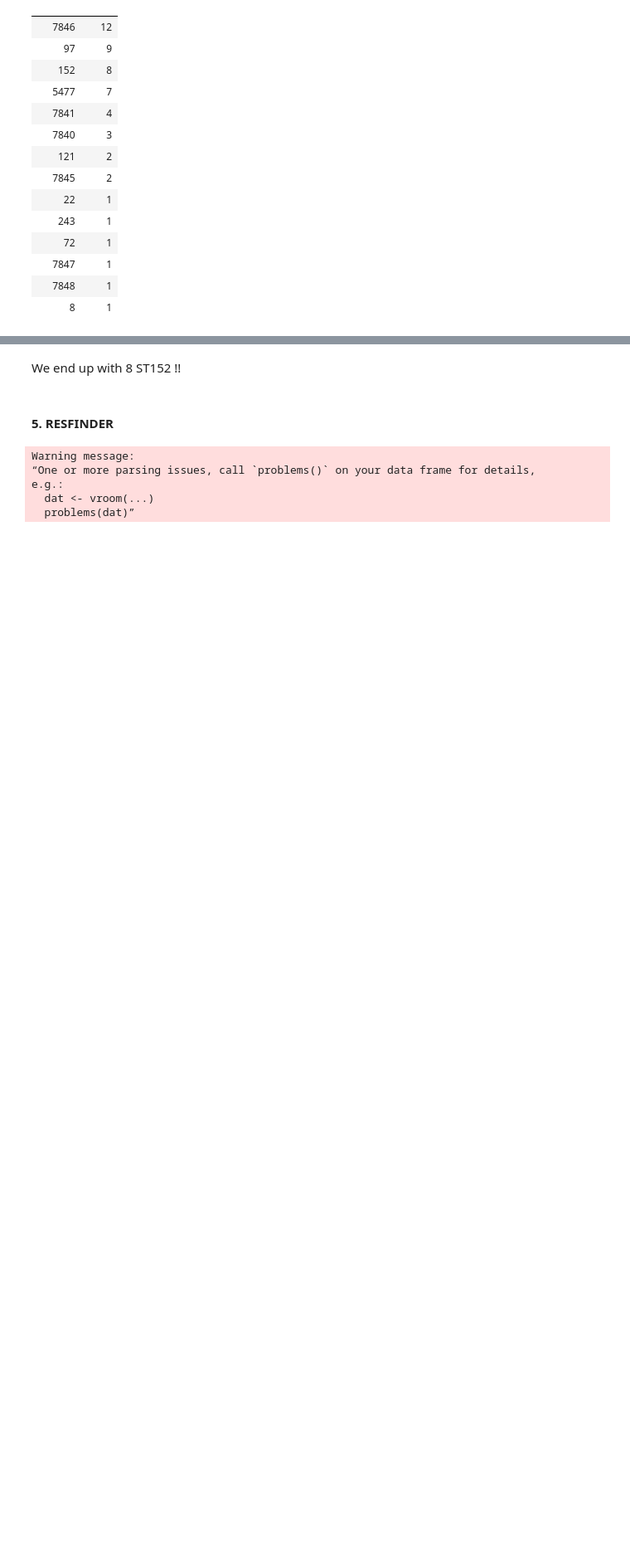
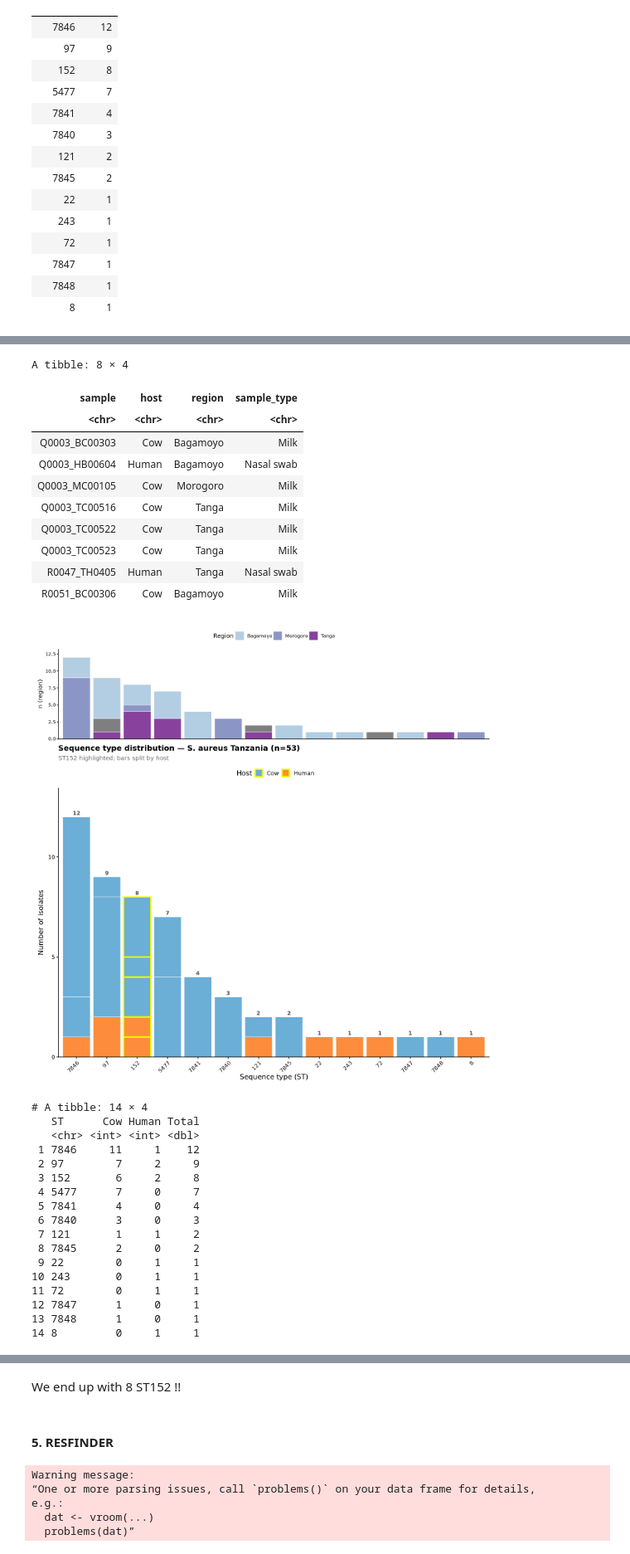
Before and after one commit to andregodinhodtu/23262_infectious_disease_project, a Jupyter notebook: source/analysis/kmer_mlst_resfinder.ipynb, the cells around one changed output, grey strips where cells are left out. Shown at 83% size. Saved outputs shown, nothing was run; the diff lists cells and outputs as text; code cells hidden in the pictures; blank space fills up the shorter version.

Commit message:
Many plots

```diff
--- a/source/analysis/kmer_mlst_resfinder.ipynb
+++ b/source/analysis/kmer_mlst_resfinder.ipynb
@@ -478,7 +478,7 @@ write_tsv(metadata_tidy, "../../results_for_analysis/metadata/metadata_tidy_tanz
 
 
 # load data
-metadata_tidydata_tidy <- read_tsv("../../results_for_analysis/metadata_tidydata/metadata_tidydata_tidy_tanzania.tsv")
+metadata_tidydata_tidy <- read_tsv("../../results_for_analysis/metadata/metadata_tidy_tanzania.tsv")
 
 
 # colour palettes
@@ -499,7 +499,7 @@ region_pal <- c(
 )
 
 #  ST distribution
-# Count per ST, ordered by frequency descending
+# count per ST, ordered by frequency descending
 st_counts <- metadata_tidy |>
   mutate(ST = factor(as.character(ST))) |>
   count(ST, host, region) |>
@@ -508,16 +508,16 @@ st_counts <- metadata_tidy |>
   ungroup() |>
   mutate(ST = fct_reorder(ST, -total))
 
-# 1a. Main bar: total count per ST, filled by host
+# main bar: total count per ST, filled by host
 p1 <- ggplot(st_counts, aes(x = ST, y = n, fill = host)) +
   geom_col(color = "white", linewidth = 0.3) +
-  # Highlight ST152 bar with a yellow outline
+  # highlight ST152 bar with a yellow outline
   geom_col(
     data = st_counts |> filter(ST == "152"),
     aes(x = ST, y = n, fill = host),
     color = "#eeff01", linewidth = 1.2
   ) +
-  # Total count label on top of each bar
+  #count label on top of each bar
   geom_text(
     data = st_counts |> group_by(ST) |> summarise(total = sum(n)),
     aes(x = ST, y = total, label = total, fill = NULL),
@@ -539,7 +539,7 @@ p1 <- ggplot(st_counts, aes(x = ST, y = n, fill = host)) +
     legend.position = "top"
   )
 
-# 1b. Region breakdown beneath — small dot plot showing which regions each ST appears in
+# region breakdown — small dot plot showing which regions each ST appears in
 region_counts <- metadata_tidy |>
   mutate(ST = fct_reorder(factor(as.character(ST)),
                            -as.integer(factor(as.character(ST),
@@ -559,26 +559,20 @@ p1_region <- ggplot(region_counts, aes(x = ST, y = n, fill = region)) +
     legend.position = "top"
   )
 
-# Combine with patchwork: region strip above, main bar below
+# combine with patchwork: region strip above, main bar below
 fig1 <- p1_region / p1 +
   plot_layout(heights = c(1, 3))
 
 fig1
 
 
-#ggsave("st_distribution.png", fig1,
- #      width = 12, height = 8, dpi = 300, bg = "white")
-
-
-
 # ST152 breakdown
 st152 <- metadata_tidy |> filter(ST == 152)
 
-# Check what we have
-cat("\nST152 isolates (n =", nrow(st152), "):\n")
-print(st152 |> select(sample, host, region, sample_type))
+# check what we have
+st152 |> select(sample, host, region, sample_type)
 
-# 2a. Host breakdown
+# host breakdown
 st152_host <- st152 |> count(host)
 
 p2a <- ggplot(st152_host, aes(x = host, y = n, fill = host)) +
@@ -591,7 +585,7 @@ p2a <- ggplot(st152_host, aes(x = host, y = n, fill = host)) +
   theme(legend.position = "none",
         plot.title = element_text(face = "bold", hjust = 0.5))
 
-# 2b. Region breakdown
+# region breakdown
 st152_region <- st152 |> count(region)
 
 p2b <- ggplot(st152_region, aes(x = fct_reorder(region, -n), y = n, fill = region)) +
@@ -604,7 +598,7 @@ p2b <- ggplot(st152_region, aes(x = fct_reorder(region, -n), y = n, fill = regio
   theme(legend.position = "none",
         plot.title = element_text(face = "bold", hjust = 0.5))
 
-# 2c. Sample type breakdown
+# sample type breakdown
 st152_type <- st152 |> count(sample_type)
 
 p2c <- ggplot(st152_type, aes(x = fct_reorder(sample_type, -n), y = n,
@@ -629,16 +623,14 @@ fig2 <- p2a + p2b + p2c +
     )
   )
 
-ggsave("st152_breakdown.png", fig2,
-       width = 10, height = 5, dpi = 300, bg = "white")
+fig2
 
-cat("Saved: st152_breakdown.png\n")
+# summary
 
-# ── Quick summary printed to console ─────────────────────────────────────────
-cat("\n── ST summary ───────────────────────────────\n")
 metadata_tidy |>
   count(ST, host) |>
   pivot_wider(names_from = host, values_from = n, values_fill = 0) |>
   mutate(Total = rowSums(across(where(is.numeric)))) |>
   arrange(desc(Total)) |>
   print()
+# %% [output]
@@ -644,0 +645,29 @@ metadata_tidy |>
+A tibble: 8 × 4
+| sample | host | region | sample_type |
+| <chr> | <chr> | <chr> | <chr> |
+| Q0003_BC00303 | Cow | Bagamoyo | Milk |
+| Q0003_HB00604 | Human | Bagamoyo | Nasal swab |
+| Q0003_MC00105 | Cow | Morogoro | Milk |
+| Q0003_TC00516 | Cow | Tanga | Milk |
+| Q0003_TC00522 | Cow | Tanga | Milk |
+| Q0003_TC00523 | Cow | Tanga | Milk |
+| R0047_TH0405 | Human | Tanga | Nasal swab |
+| R0051_BC00306 | Cow | Bagamoyo | Milk |
+[figure, added]
+# A tibble: 14 × 4
+   ST      Cow Human Total
+   <chr> <int> <int> <dbl>
+ 1 7846     11     1    12
+ 2 97        7     2     9
+ 3 152       6     2     8
+ 4 5477      7     0     7
+ 5 7841      4     0     4
+ 6 7840      3     0     3
+ 7 121       1     1     2
+ 8 7845      2     0     2
+ 9 22        0     1     1
+10 243       0     1     1
+11 72        0     1     1
+12 7847      1     0     1
+13 7848      1     0     1
+14 8         0     1     1
```
Also changed, not shown: parts of 2 cells of this notebook, 2 other files.
